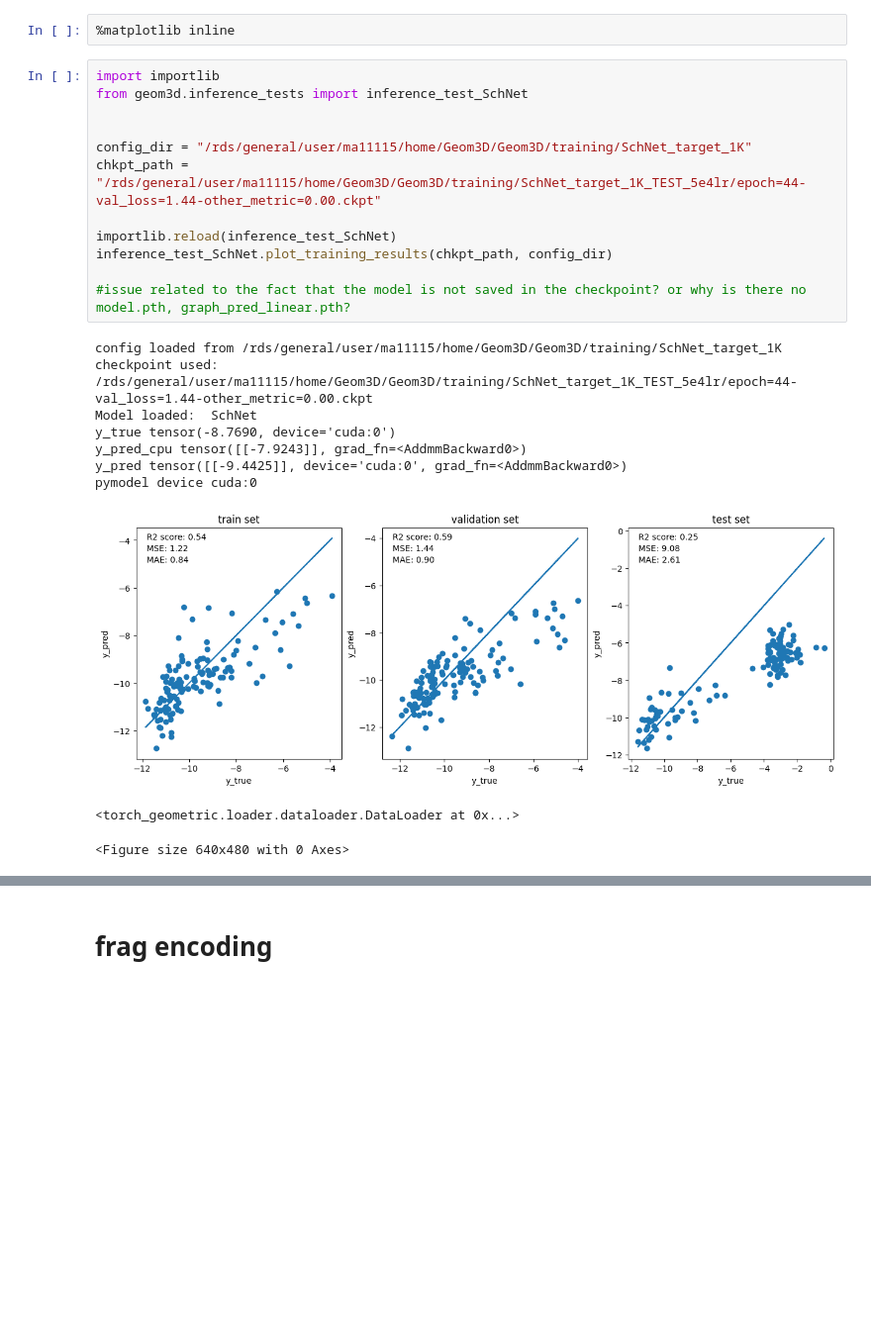
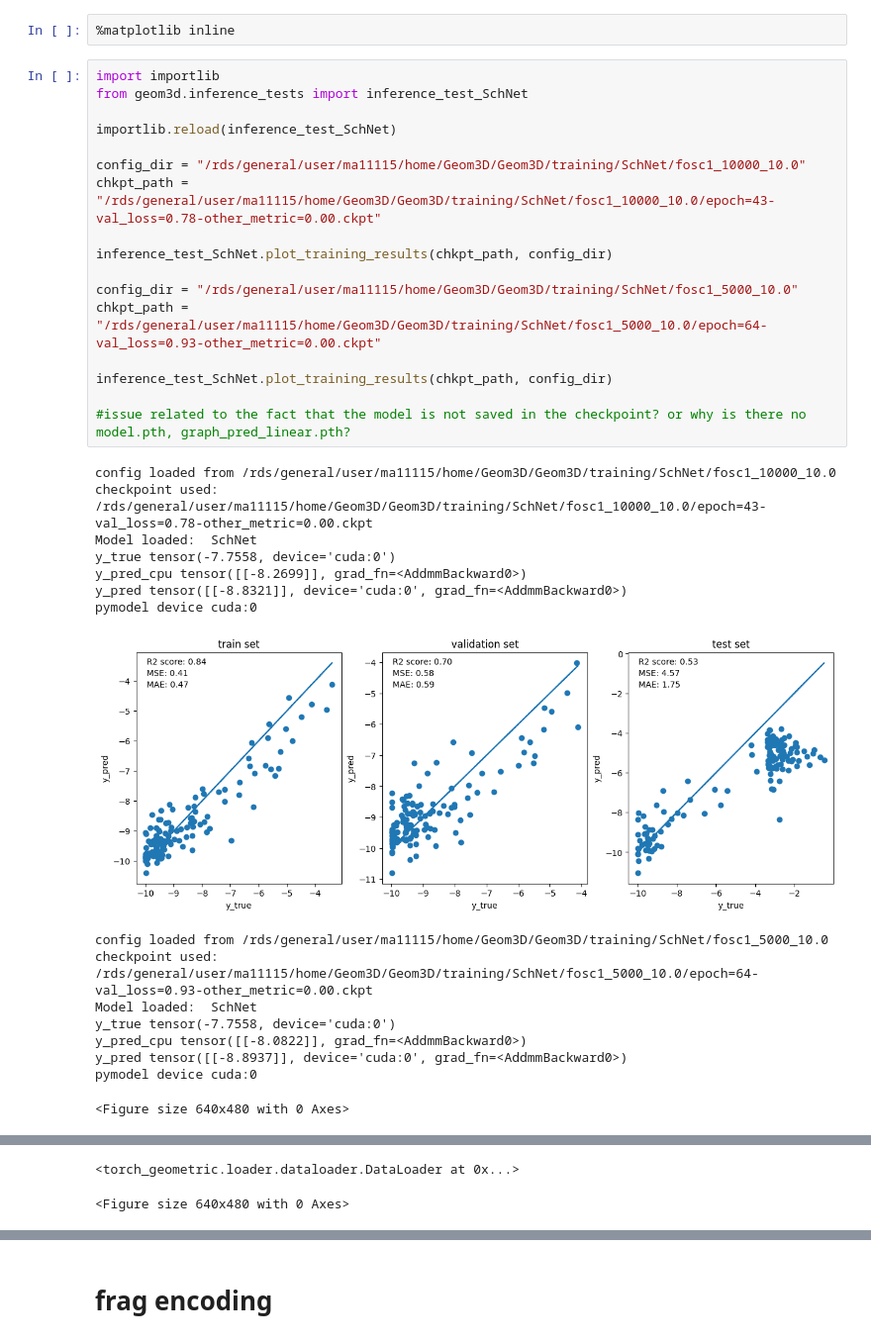
Before and after one commit to C-Bone-UCL/Geom3D, a Jupyter notebook: notebook/test_models.ipynb, the cells around one changed output, grey strips where cells are left out. Shown: that part at 99% size. Drawn from its saved outputs; the diff is of its cells as text; blank space fills up the shorter version.

Commit message:
include training for frag
run training frag added

```diff
--- a/notebook/test_models.ipynb
+++ b/notebook/test_models.ipynb
@@ -223,23 +226,34 @@ Run history:
 # %%
 import importlib
 from geom3d.inference_tests import inference_test_SchNet
 
+importlib.reload(inference_test_SchNet)
 
-config_dir = "/rds/general/user/ma11115/home/Geom3D/Geom3D/training/SchNet_target_1K"
-chkpt_path = "/rds/general/user/ma11115/home/Geom3D/Geom3D/training/SchNet_target_1K_TEST_5e4lr/epoch=44-val_loss=1.44-other_metric=0.00.ckpt"
+config_dir = "/rds/general/user/ma11115/home/Geom3D/Geom3D/training/SchNet/fosc1_10000_10.0"
+chkpt_path = "/rds/general/user/ma11115/home/Geom3D/Geom3D/training/SchNet/fosc1_10000_10.0/epoch=43-val_loss=0.78-other_metric=0.00.ckpt"
 
-importlib.reload(inference_test_SchNet)
+inference_test_SchNet.plot_training_results(chkpt_path, config_dir)
+
+config_dir = "/rds/general/user/ma11115/home/Geom3D/Geom3D/training/SchNet/fosc1_5000_10.0"
+chkpt_path = "/rds/general/user/ma11115/home/Geom3D/Geom3D/training/SchNet/fosc1_5000_10.0/epoch=64-val_loss=0.93-other_metric=0.00.ckpt"
+
 inference_test_SchNet.plot_training_results(chkpt_path, config_dir)
 
 #issue related to the fact that the model is not saved in the checkpoint? or why is there no model.pth, graph_pred_linear.pth?
 # %% [output]
-config loaded from /rds/general/user/ma11115/home/Geom3D/Geom3D/training/SchNet_target_1K
-checkpoint used: /rds/general/user/ma11115/home/Geom3D/Geom3D/training/SchNet_target_1K_TEST_5e4lr/epoch=44-val_loss=1.44-other_metric=0.00.ckpt
+config loaded from /rds/general/user/ma11115/home/Geom3D/Geom3D/training/SchNet/fosc1_10000_10.0
+checkpoint used: /rds/general/user/ma11115/home/Geom3D/Geom3D/training/SchNet/fosc1_10000_10.0/epoch=43-val_loss=0.78-other_metric=0.00.ckpt
 Model loaded:  SchNet
-y_true tensor(-8.7690, device='cuda:0')
-y_pred_cpu tensor([[-7.9243]], grad_fn=<AddmmBackward0>)
-y_pred tensor([[-9.4425]], device='cuda:0', grad_fn=<AddmmBackward0>)
+y_true tensor(-7.7558, device='cuda:0')
+y_pred_cpu tensor([[-8.2699]], grad_fn=<AddmmBackward0>)
+y_pred tensor([[-8.8321]], device='cuda:0', grad_fn=<AddmmBackward0>)
 pymodel device cuda:0
-[figure, old version]
+[figure, new version]
-<torch_geometric.loader.dataloader.DataLoader at 0x...>
+config loaded from /rds/general/user/ma11115/home/Geom3D/Geom3D/training/SchNet/fosc1_5000_10.0
+checkpoint used: /rds/general/user/ma11115/home/Geom3D/Geom3D/training/SchNet/fosc1_5000_10.0/epoch=64-val_loss=0.93-other_metric=0.00.ckpt
+Model loaded:  SchNet
+y_true tensor(-7.7558, device='cuda:0')
+y_pred_cpu tensor([[-8.0822]], grad_fn=<AddmmBackward0>)
+y_pred tensor([[-8.8937]], device='cuda:0', grad_fn=<AddmmBackward0>)
+pymodel device cuda:0
 <Figure size 640x480 with 0 Axes>
@@ -245,0 +261,2 @@ pymodel device cuda:0
+<torch_geometric.loader.dataloader.DataLoader at 0x...>
+<Figure size 640x480 with 0 Axes>
```
Also changed, not shown: parts of 5 cells of this notebook, 4 other files.
